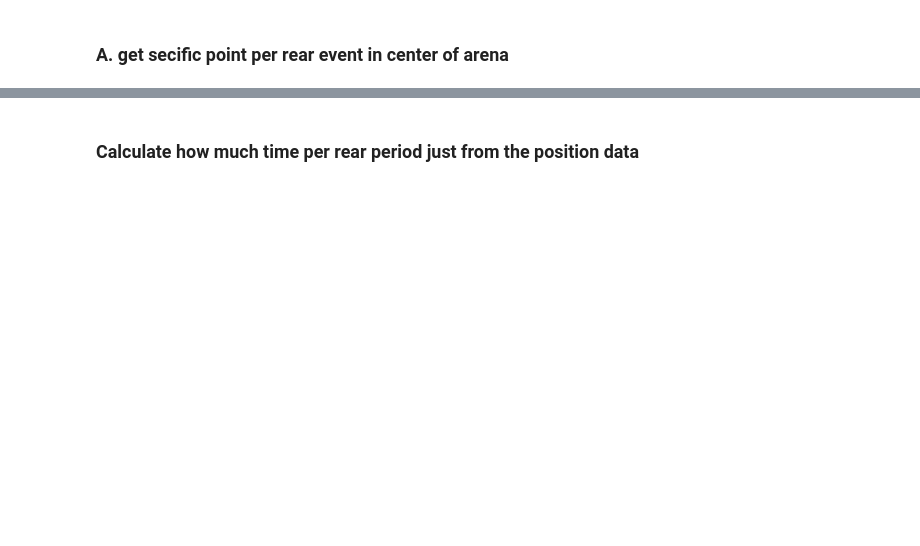
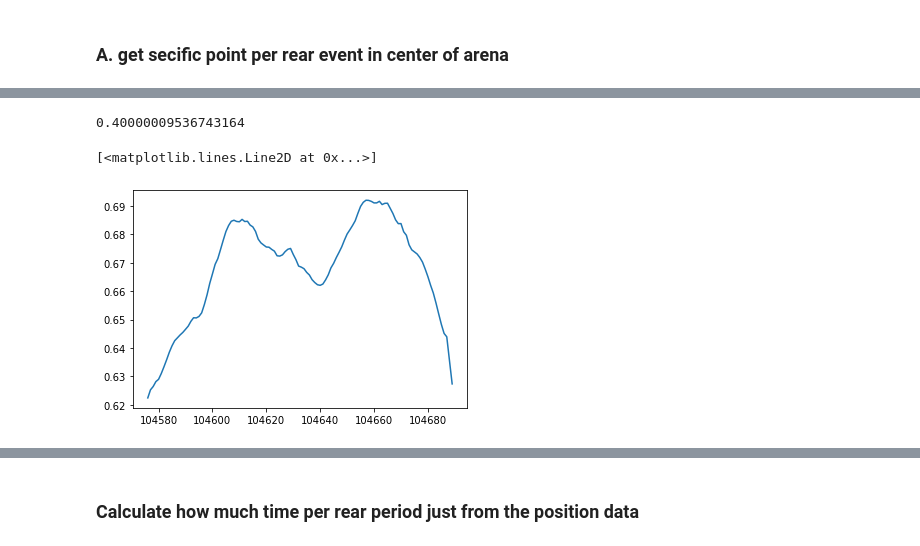
Before and after one commit to Fabalinks/Rearing_analysis, a Jupyter notebook: Code/20211125_FS_rearing_dynamics_simple.ipynb, the cells around one changed output, grey strips where cells are left out. Saved outputs shown, nothing was run; the diff lists cells and outputs as text; code cells hidden in the pictures; blank space fills up the shorter version.

```diff
--- a/Code/20211125_FS_rearing_dynamics_simple.ipynb
+++ b/Code/20211125_FS_rearing_dynamics_simple.ipynb
@@ -247,0 +381,9 @@ See the caveats in the documentation: http://pandas.pydata.org/pandas-docs/stabl
+# %%
+#print(trial_list[2][0][-1])
+
+print (trial_list[2][0].loc[trial_list[2][0].index[-1]] -trial_list[2][0].loc[trial_list[2][0].index[0]] )
+plt.plot(trial_list[-1][2])
+# %% [output]
+0.40000009536743164
+[<matplotlib.lines.Line2D at 0x...>]
+[figure, added]
```
Also changed, not shown: parts of 24 cells of this notebook.
